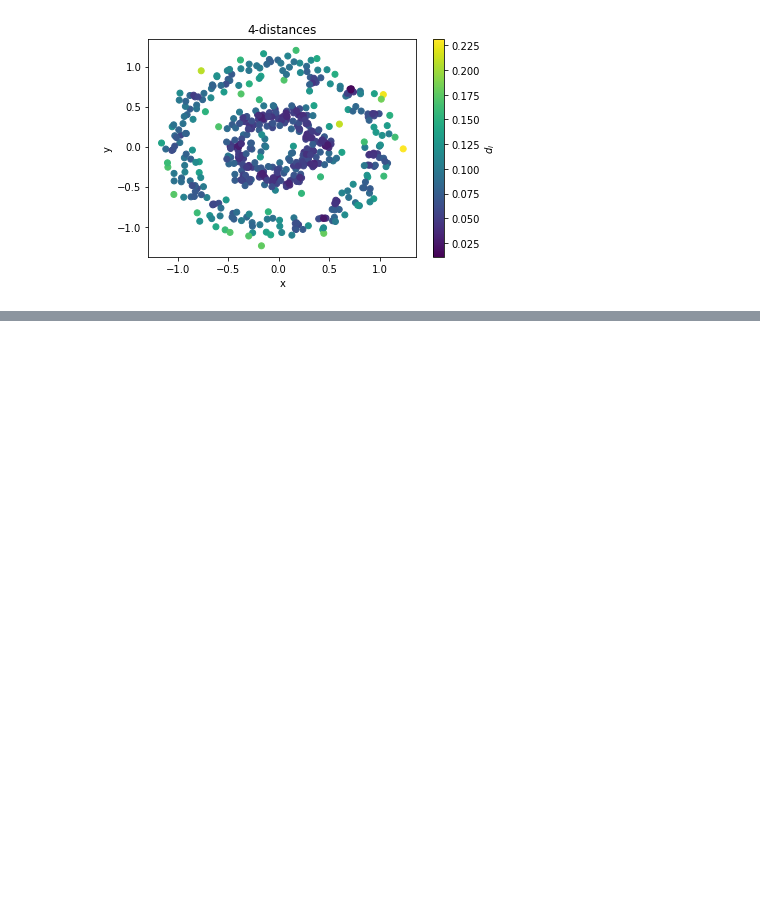
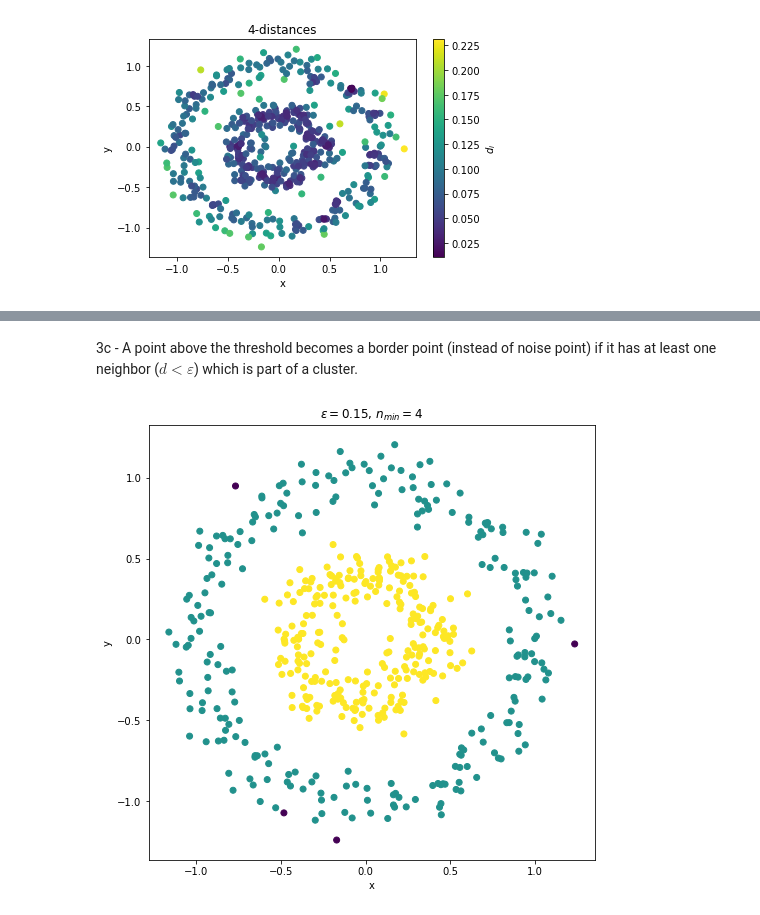
Before and after one commit to gecgab/DataMiningExercises, a Jupyter notebook: Assignment5/DBSCANParameters.ipynb, the cells around one changed output, grey strips where cells are left out. Saved outputs shown, nothing was run; the diff lists cells and outputs as text; code cells hidden in the pictures; blank space fills up the shorter version.

```diff
--- a/Assignment5/DBSCANParameters.ipynb
+++ b/Assignment5/DBSCANParameters.ipynb
@@ -38 +44,17 @@ plt.legend()
 [figure]
+# %% [markdown]
+3c - A point above the threshold becomes a border point (instead of noise point) if it has at least one neighbor ($d < \varepsilon$) which is part of a cluster.
+# %%
+# 4. Apply DBSCAN on dataset
+from sklearn.cluster import dbscan
+
+epsilon = 0.15 # as chosen above
+core_samples, labels = dbscan(data, eps=epsilon, min_samples=4)
+plt.figure(figsize=(8,8))
+plt.scatter(data[:,0], data[:,1], c=labels)
+plt.title("$\epsilon = 0.15$, $n_{min}=4$")
+plt.xlabel('x')
+plt.ylabel('y')
+plt.show()
+# %% [output]
+[figure, added]
```
Also changed, not shown: parts of 3 cells of this notebook.
